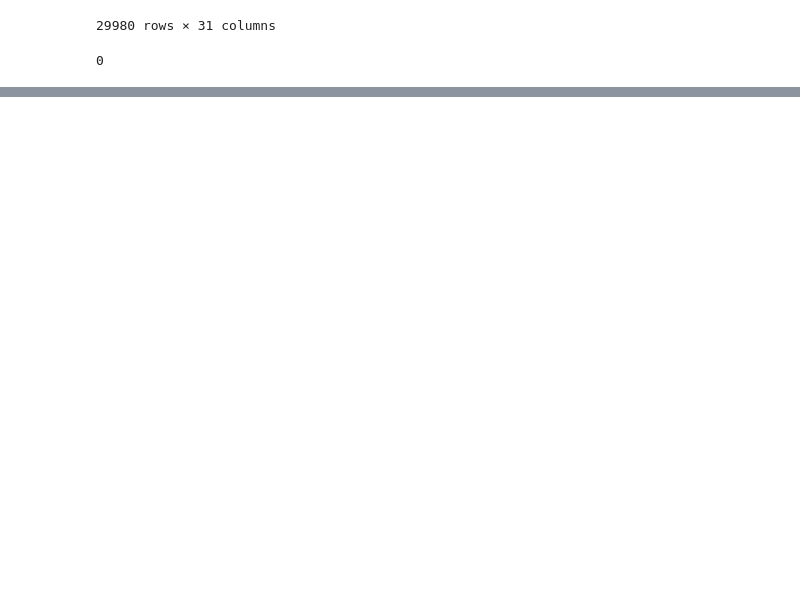
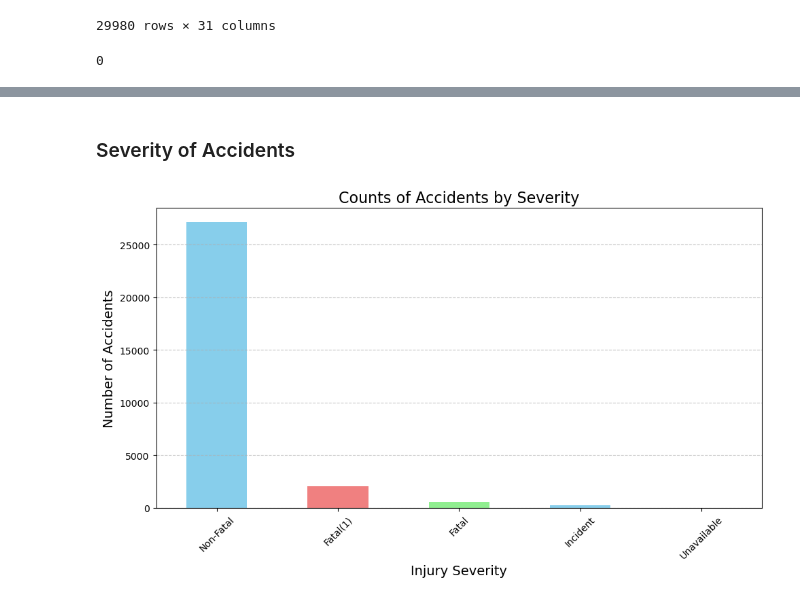
Before and after one commit to Vincent-lab-create/dsc-phase-1-project-v3, a Jupyter notebook: student.ipynb, the cells around one changed output, grey strips where cells are left out. Saved outputs shown, nothing was run; the diff lists cells and outputs as text; code cells hidden in the pictures; blank space fills up the shorter version.

```diff
--- a/student.ipynb
+++ b/student.ipynb
@@ -242,0 +272,18 @@ df.to_csv('Aviation_analysis_cleaned_data.csv', index=False)
+# %% [markdown]
+### Severity of Accidents
+# %%
+# Grouping the data by 'Injury.Severity' and counting occurrences
+severity_counts = df['Injury.Severity'].value_counts()
+
+# Bar Chart: Severity Counts
+plt.figure(figsize=(10, 6))
+severity_counts.plot(kind='bar', color=['skyblue', 'lightcoral', 'lightgreen'])
+plt.title('Counts of Accidents by Severity', fontsize=16)
+plt.xlabel('Injury Severity', fontsize=14)
+plt.ylabel('Number of Accidents', fontsize=14)
+plt.xticks(rotation=45)
+plt.grid(axis='y', linestyle='--', alpha=0.7)
+plt.tight_layout()
+plt.show()
+# %% [output]
+[figure, added]
```
Also changed, not shown: parts of 16 cells of this notebook.
